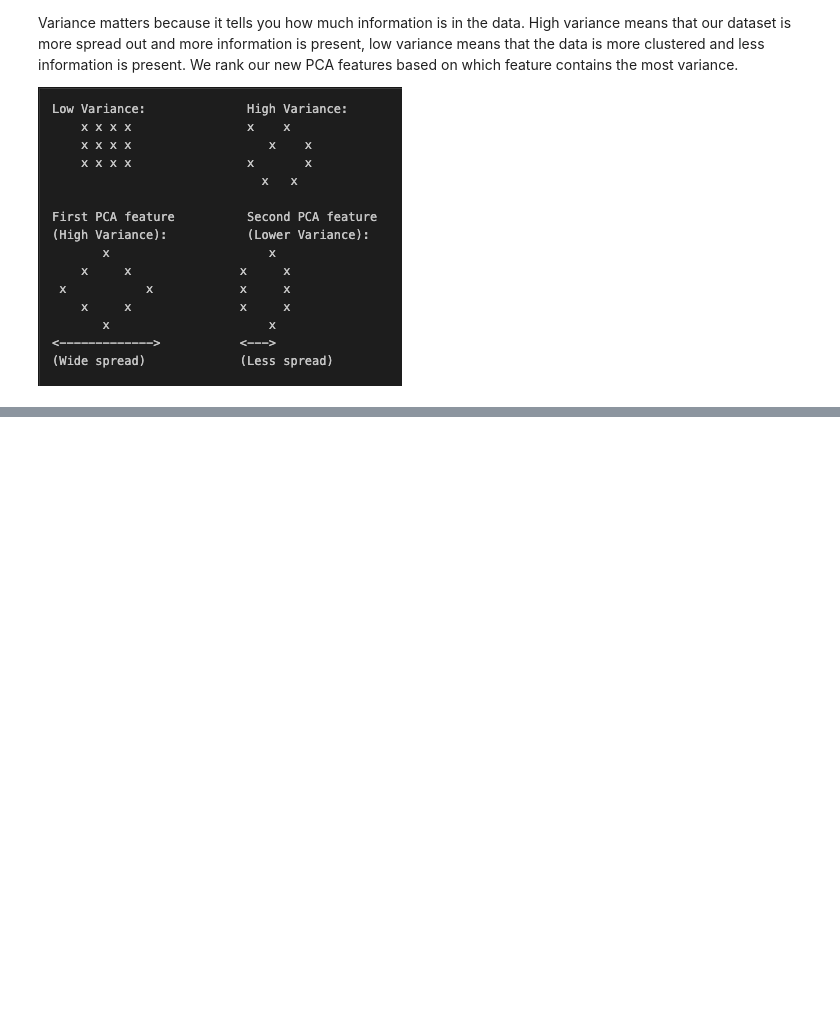
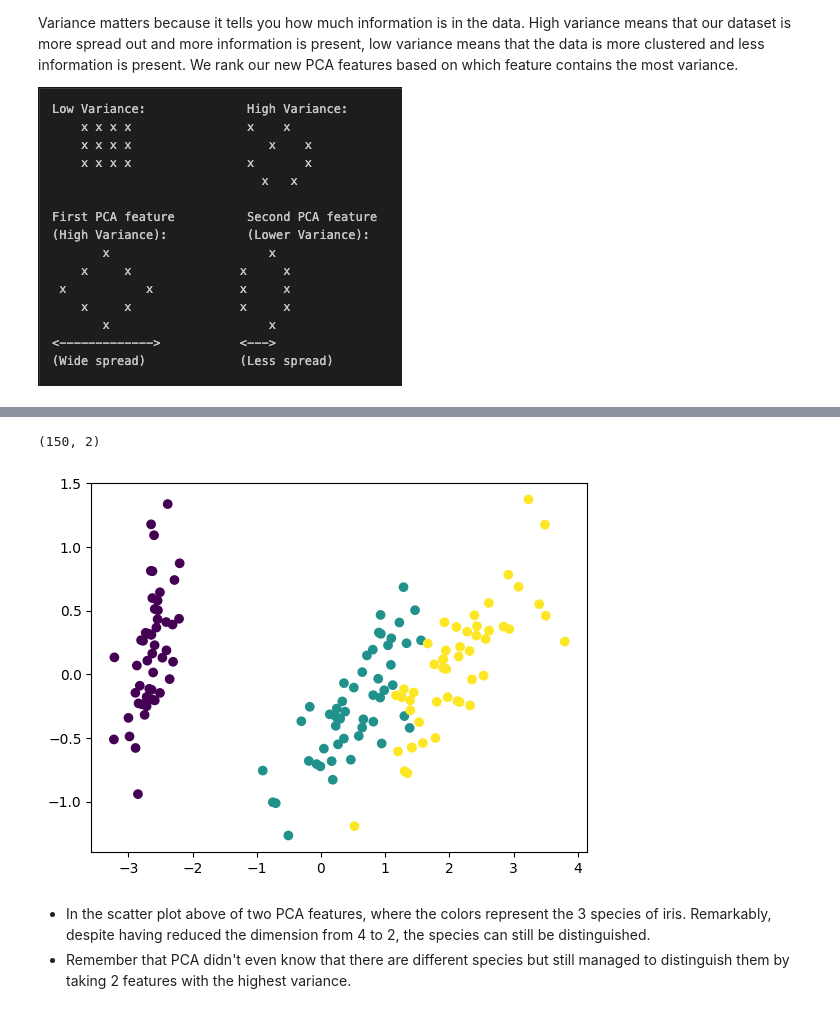
Before and after one commit to ManjulBalayar/Probato, a Jupyter notebook: Codebase/Practice/DimensionalityReduction.ipynb, the cells around one changed output, grey strips where cells are left out. Drawn from its saved outputs; the diff is of its cells as text; code cells hidden in the pictures; blank space fills up the shorter version.

Commit message:
Updated Model and Dimensionality Reduction Code

```diff
--- a/Codebase/Practice/DimensionalityReduction.ipynb
+++ b/Codebase/Practice/DimensionalityReduction.ipynb
@@ -97,0 +139,28 @@ Variance matters because it tells you how much information is in the data. High
+# %%
+from sklearn.datasets import load_iris
+from sklearn.decomposition import PCA
+
+# Load the iris dataset
+iris = load_iris()
+samples = iris.data
+species = iris.target
+
+pca = PCA(n_components=2)
+pca.fit(samples)
+transformed = pca.transform(samples)
+
+print(transformed.shape)
+
+import matplotlib.pyplot as plt
+
+xs = transformed[:, 0]
+ys = transformed[:, 1]
+
+plt.scatter(xs, ys, c=species)
+plt.show()
+# %% [output]
+(150, 2)
+[figure, added]
+# %% [markdown]
+- In the scatter plot above of two PCA features, where the colors represent the 3 species of iris. Remarkably, despite having reduced the dimension from 4 to 2, the species can still be distinguished.
+- Remember that PCA didn't even know that there are different species but still managed to distinguish them by taking 2 features with the highest variance.
```
Also changed, not shown: parts of 2 cells of this notebook, 2 other files.
